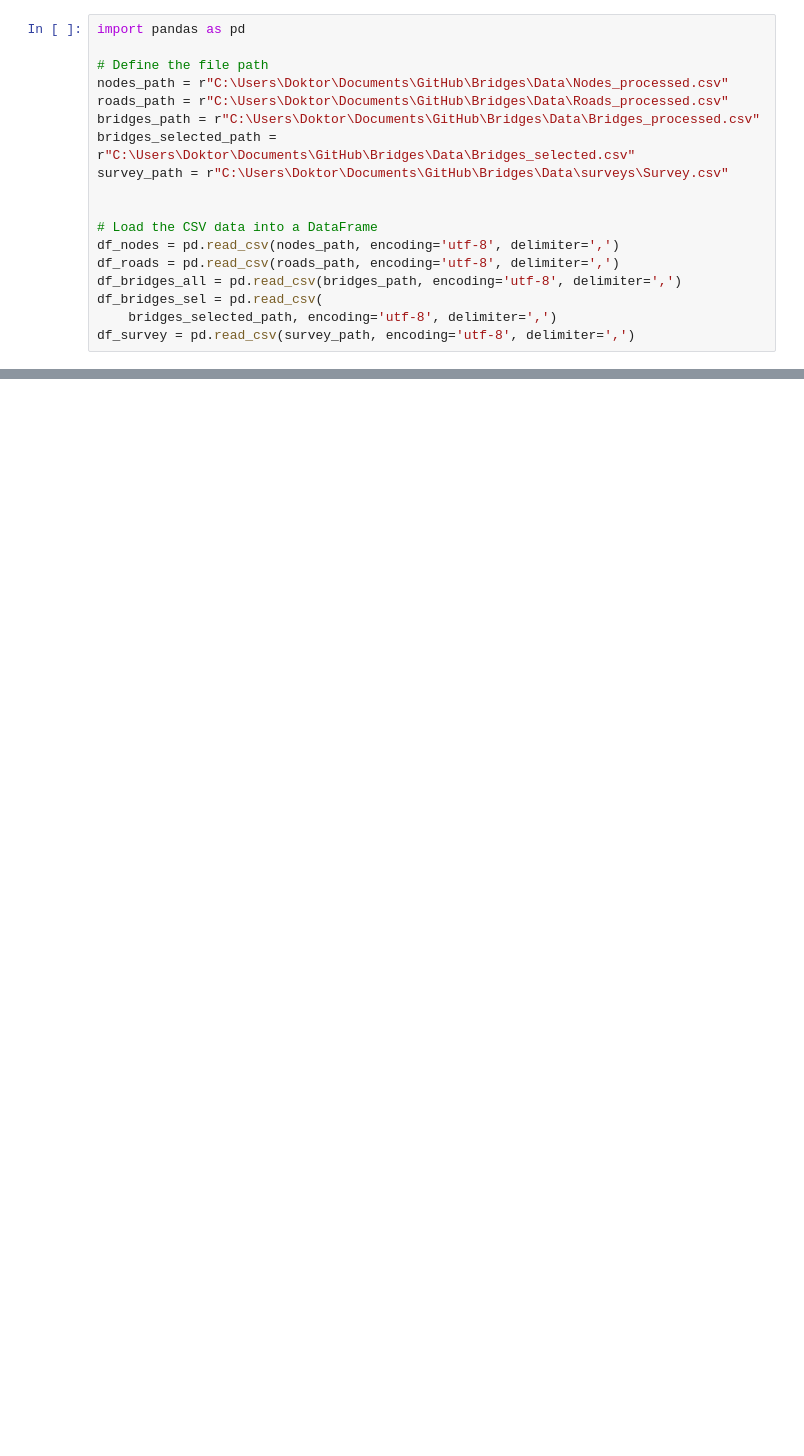
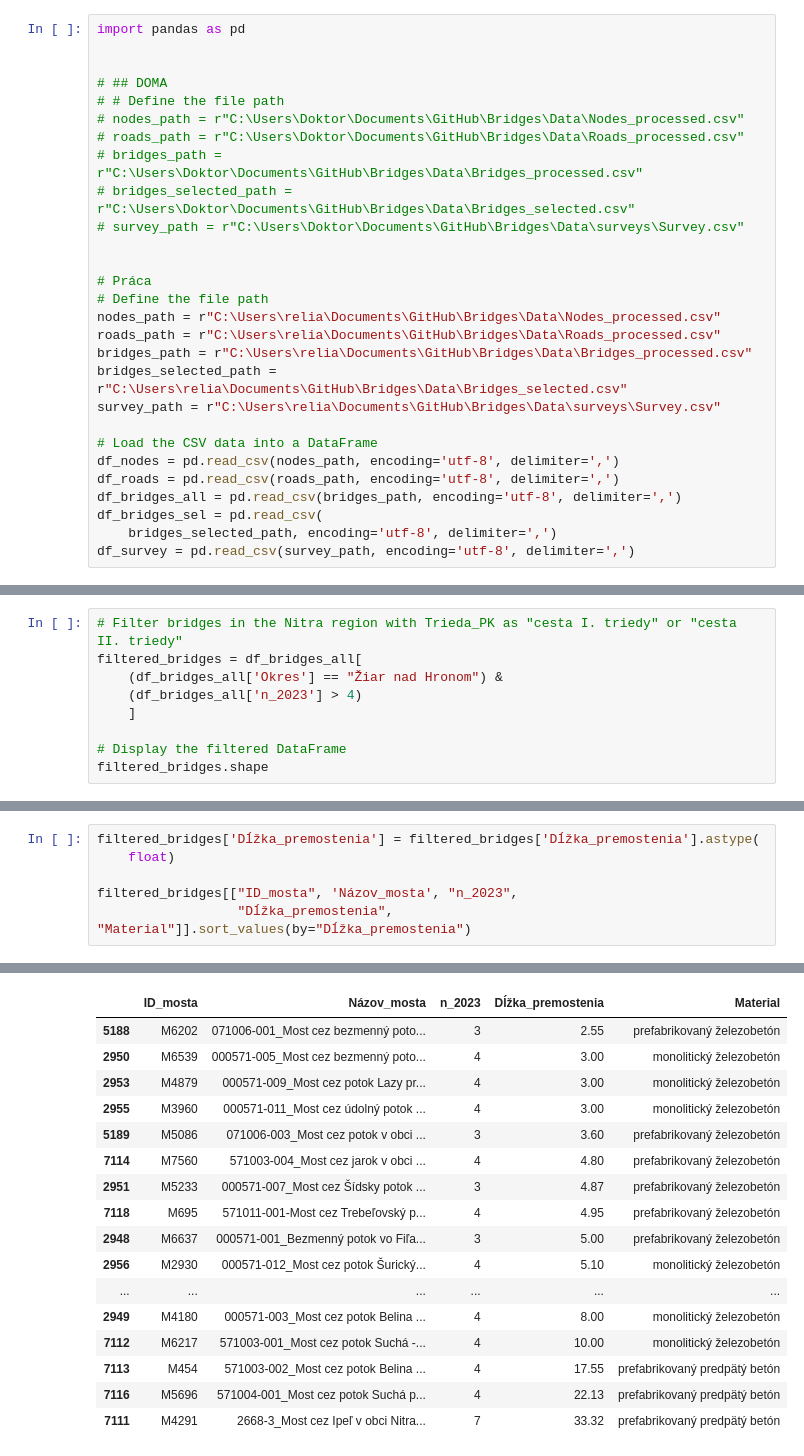
Before and after one commit to Medvedku/Bridges, a Jupyter notebook: SCKSK/00_data.ipynb, the cells around one changed output, grey strips where cells are left out. Drawn from its saved outputs; the diff is of its cells as text; blank space fills up the shorter version.

```diff
--- a/SCKSK/00_data.ipynb
+++ b/SCKSK/00_data.ipynb
@@ -1,13 +1,23 @@
 # %%
 import pandas as pd
 
+
+# ## DOMA
+# # Define the file path
+# nodes_path = r"C:\Users\Doktor\Documents\GitHub\Bridges\Data\Nodes_processed.csv"
+# roads_path = r"C:\Users\Doktor\Documents\GitHub\Bridges\Data\Roads_processed.csv"
+# bridges_path = r"C:\Users\Doktor\Documents\GitHub\Bridges\Data\Bridges_processed.csv"
+# bridges_selected_path = r"C:\Users\Doktor\Documents\GitHub\Bridges\Data\Bridges_selected.csv"
+# survey_path = r"C:\Users\Doktor\Documents\GitHub\Bridges\Data\surveys\Survey.csv"
+
+
+# Práca
 # Define the file path
-nodes_path = r"C:\Users\Doktor\Documents\GitHub\Bridges\Data\Nodes_processed.csv"
-roads_path = r"C:\Users\Doktor\Documents\GitHub\Bridges\Data\Roads_processed.csv"
-bridges_path = r"C:\Users\Doktor\Documents\GitHub\Bridges\Data\Bridges_processed.csv"
-bridges_selected_path = r"C:\Users\Doktor\Documents\GitHub\Bridges\Data\Bridges_selected.csv"
-survey_path = r"C:\Users\Doktor\Documents\GitHub\Bridges\Data\surveys\Survey.csv"
-
+nodes_path = r"C:\Users\relia\Documents\GitHub\Bridges\Data\Nodes_processed.csv"
+roads_path = r"C:\Users\relia\Documents\GitHub\Bridges\Data\Roads_processed.csv"
+bridges_path = r"C:\Users\relia\Documents\GitHub\Bridges\Data\Bridges_processed.csv"
+bridges_selected_path = r"C:\Users\relia\Documents\GitHub\Bridges\Data\Bridges_selected.csv"
+survey_path = r"C:\Users\relia\Documents\GitHub\Bridges\Data\surveys\Survey.csv"
 
 # Load the CSV data into a DataFrame
 df_nodes = pd.read_csv(nodes_path, encoding='utf-8', delimiter=',')
@@ -69,0 +104,9 @@ Conditions:             [5, 5, 5, 5, 5, 6, 6, 6, 6, 6, 6, 6]
+# %%
+# Filter bridges in the Nitra region with Trieda_PK as "cesta I. triedy" or "cesta II. triedy"
+filtered_bridges = df_bridges_all[
+    (df_bridges_all['Okres'] == "Žiar nad Hronom") &
+    (df_bridges_all['n_2023'] > 4)
+    ]
+
+# Display the filtered DataFrame
+filtered_bridges.shape
@@ -69,0 +119,7 @@ Conditions:             [5, 5, 5, 5, 5, 6, 6, 6, 6, 6, 6, 6]
+# %%
+filtered_bridges['Dĺžka_premostenia'] = filtered_bridges['Dĺžka_premostenia'].astype(
+    float)
+
+filtered_bridges[["ID_mosta", 'Názov_mosta', "n_2023",
+                  "Dĺžka_premostenia", "Material"]].sort_values(by="Dĺžka_premostenia")
+# %% [output]
@@ -69,0 +131,17 @@ Conditions:             [5, 5, 5, 5, 5, 6, 6, 6, 6, 6, 6, 6]
+|  | ID_mosta | Názov_mosta | n_2023 | Dĺžka_premostenia | Material |
+| 5188 | M6202 | 071006-001_Most cez bezmenný poto... | 3 | 2.55 | prefabrikovaný železobetón |
+| 2950 | M6539 | 000571-005_Most cez bezmenný poto... | 4 | 3.00 | monolitický železobetón |
+| 2953 | M4879 | 000571-009_Most cez potok Lazy pr... | 4 | 3.00 | monolitický železobetón |
+| 2955 | M3960 | 000571-011_Most cez údolný potok ... | 4 | 3.00 | monolitický železobetón |
+| 5189 | M5086 | 071006-003_Most cez potok v obci ... | 3 | 3.60 | prefabrikovaný železobetón |
+| 7114 | M7560 | 571003-004_Most cez jarok v obci ... | 4 | 4.80 | prefabrikovaný železobetón |
+| 2951 | M5233 | 000571-007_Most cez Šídsky potok ... | 3 | 4.87 | prefabrikovaný železobetón |
+| 7118 | M695 | 571011-001-Most cez Trebeľovský p... | 4 | 4.95 | prefabrikovaný železobetón |
+| 2948 | M6637 | 000571-001_Bezmenný potok vo Fiľa... | 3 | 5.00 | prefabrikovaný železobetón |
+| 2956 | M2930 | 000571-012_Most cez potok Šurický... | 4 | 5.10 | monolitický železobetón |
+| ... | ... | ... | ... | ... | ... |
+| 2949 | M4180 | 000571-003_Most cez potok Belina ... | 4 | 8.00 | monolitický železobetón |
+| 7112 | M6217 | 571003-001_Most cez potok Suchá -... | 4 | 10.00 | monolitický železobetón |
+| 7113 | M454 | 571003-002_Most cez potok Belina ... | 4 | 17.55 | prefabrikovaný predpätý betón |
+| 7116 | M5696 | 571004-001_Most cez potok Suchá p... | 4 | 22.13 | prefabrikovaný predpätý betón |
+| 7111 | M4291 | 2668-3_Most cez Ipeľ v obci Nitra... | 7 | 33.32 | prefabrikovaný predpätý betón |
```
Also changed, not shown: parts of 6 cells of this notebook, 5 other files.
